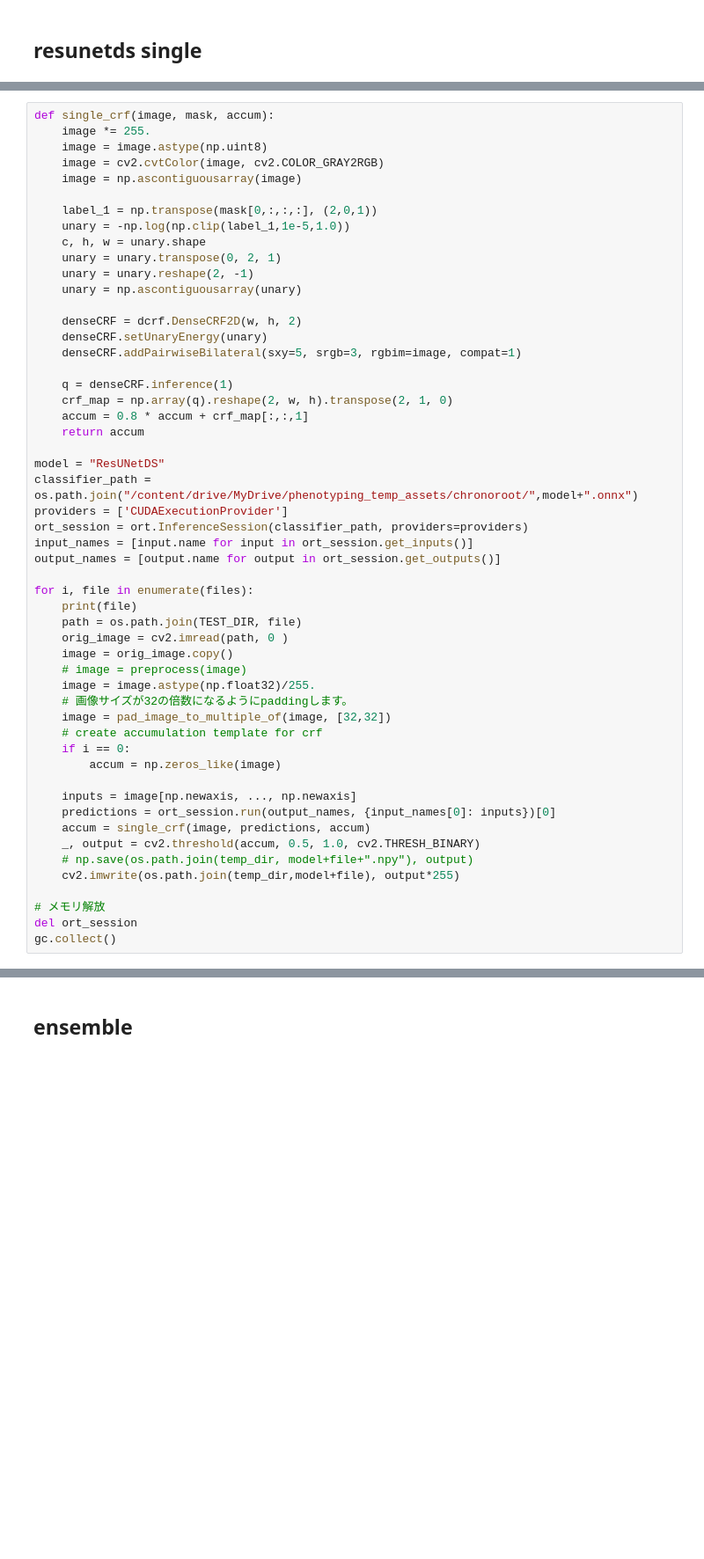
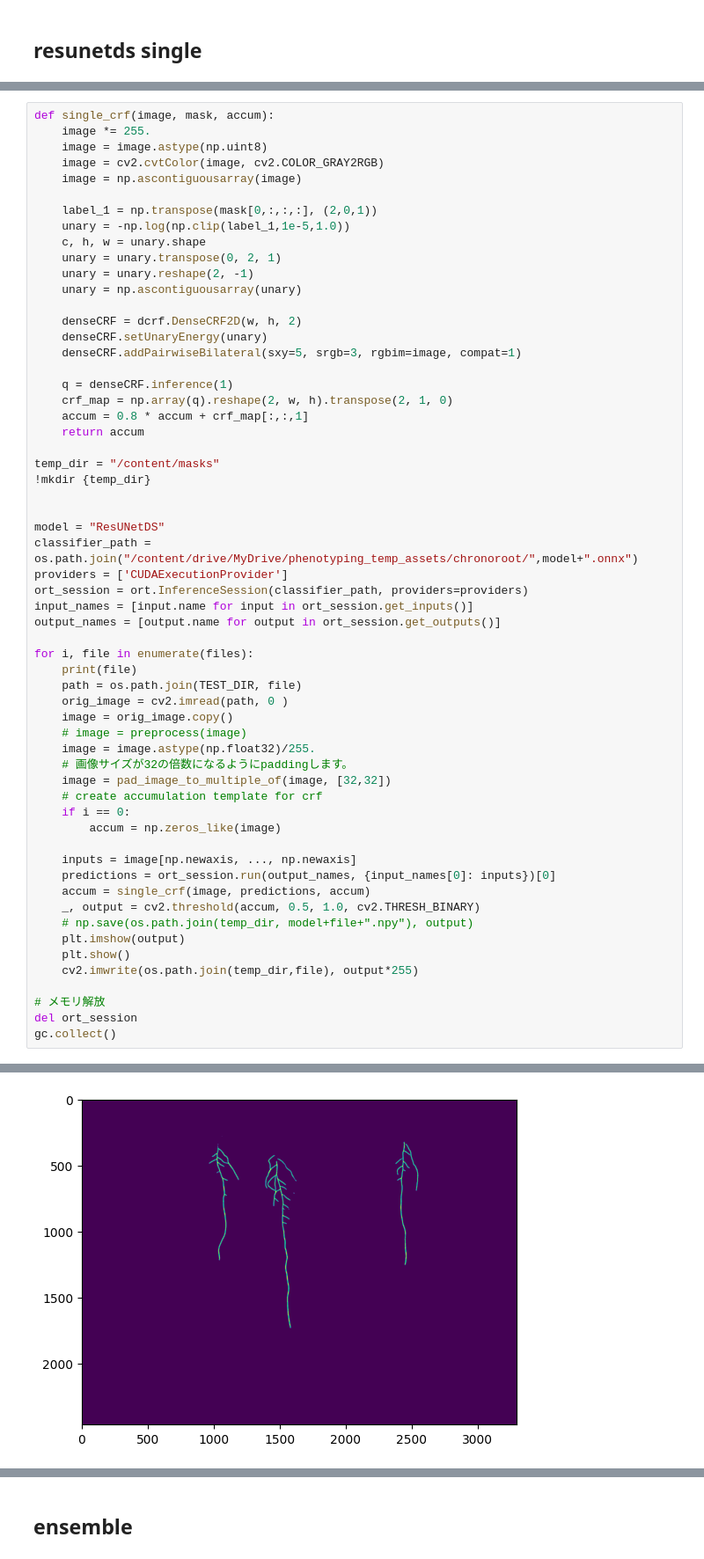
Before and after one commit to phytometrics/plant_phenotyping_python, a Jupyter notebook: notebooks/chronoroot.ipynb, the cells around one changed output, grey strips where cells are left out. Shown: that part at 88% size. Drawn from its saved outputs; the diff is of its cells as text; blank space fills up the shorter version.

```diff
--- a/notebooks/chronoroot.ipynb
+++ b/notebooks/chronoroot.ipynb
@@ -205,6 +207,10 @@ def single_crf(image, mask, accum):
     crf_map = np.array(q).reshape(2, w, h).transpose(2, 1, 0)
     accum = 0.8 * accum + crf_map[:,:,1]
     return accum
+
+temp_dir = "/content/masks"
+!mkdir {temp_dir}
+
 
 model = "ResUNetDS"
 classifier_path = os.path.join("/content/drive/MyDrive/phenotyping_temp_assets/chronoroot/",model+".onnx")
@@ -231,7 +237,9 @@ for i, file in enumerate(files):
     accum = single_crf(image, predictions, accum)
     _, output = cv2.threshold(accum, 0.5, 1.0, cv2.THRESH_BINARY)
     # np.save(os.path.join(temp_dir, model+file+".npy"), output)
-    cv2.imwrite(os.path.join(temp_dir,model+file), output*255)
+    plt.imshow(output)
+    plt.show()
+    cv2.imwrite(os.path.join(temp_dir,file), output*255)
 
 # メモリ解放
 del ort_session
@@ -244,0 +250 @@ gc.collect()
+[figure, added]
```
Also changed, not shown: parts of 8 cells of this notebook.
